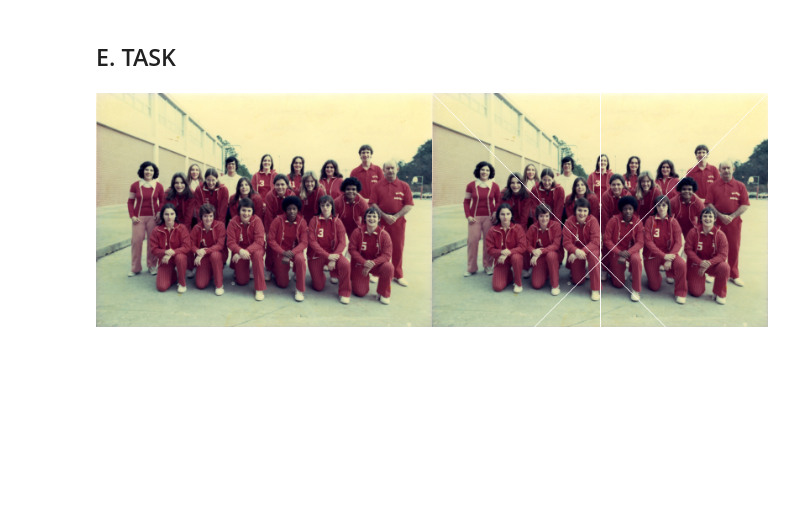
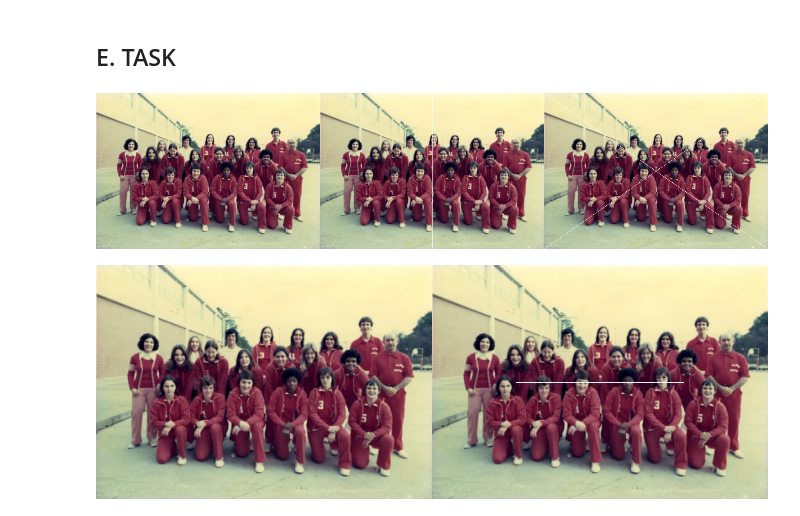
Before and after one commit to ichaxpro/PCVK_2026, a Jupyter notebook: latihan_integrasi.ipynb, the cells around one changed output. Drawn from its saved outputs; the diff is of its cells as text; code cells hidden in the pictures; blank space fills up the shorter version.

```diff
--- a/latihan_integrasi.ipynb
+++ b/latihan_integrasi.ipynb
@@ -75,28 +75,51 @@ In short: high resolution = many pixels, clear detail; low resolution = fewer pi
 # %%
 # Create vertical lines and diagonal lines in the output image
 
 import numpy as np
 
-# Salin gambar asli
-image_garis = image_2.copy()
+# Ukuran gambar
+tinggi = image_2.shape[0]
+lebar = image_2.shape[1]
 
-tinggi = image_garis.shape[0]
-lebar = image_garis.shape[1]
 
-# 1. Garis Vertikal (di tengah gambar)
+img_vertikal = image_2.copy()
 for x in range(tinggi):
-    image_garis[x, int(lebar / 2)] = [255, 255, 255]
+    img_vertikal[x, int(lebar / 2)] = [255, 255, 255]
 
-# 2. Garis Diagonal Utama (dari kiri atas ke kanan bawah)
-for i in range(min(tinggi, lebar)):
-    image_garis[i, i] = [255, 255, 255]
 
-# 3. Garis Diagonal Sekunder (dari kanan atas ke kiri bawah)
-for i in range(min(tinggi, lebar)):
-    image_garis[i, lebar - 1 - i] = [255, 255, 255]
+img_silang = image_2.copy()
+for y in range(tinggi):
+    x1 = int(y * (lebar - 1) / (tinggi - 1))
+    x2 = lebar - 1 - x1
+    img_silang[y, x1] = [255, 255, 255]
+    img_silang[y, x2] = [255, 255, 255]
 
-# Tampilkan perbandingan gambar asli dan hasil garis
-final_frame = cv.hconcat((image_2, image_garis))
+
+final_frame = cv.hconcat((image_2, img_vertikal, img_silang))
 cv2_imshow(final_frame)
 # %% [output]
-[figure, old version]
+[figure, new version]
+# %%
+# Draw the horizontal white lines in the middle of image with certain length
+import cv2 as cv
+from google.colab.patches import cv2_imshow
+
+img_garis = image_2.copy()
+tinggi, lebar = img_garis.shape[:2]
+
+
+panjang_garis = 200
+
+y_tengah = tinggi // 2
+x_start = (lebar - panjang_garis) // 2
+x_end = x_start + panjang_garis
+
+
+for x in range(x_start, x_end):
+    img_garis[y_tengah, x] = [255, 255, 255]
+
+
+final_frame = cv.hconcat((image_2, img_garis))
+cv2_imshow(final_frame)
+# %% [output]
+[figure, added]
```
Also changed, not shown: parts of 1 cell of this notebook.
